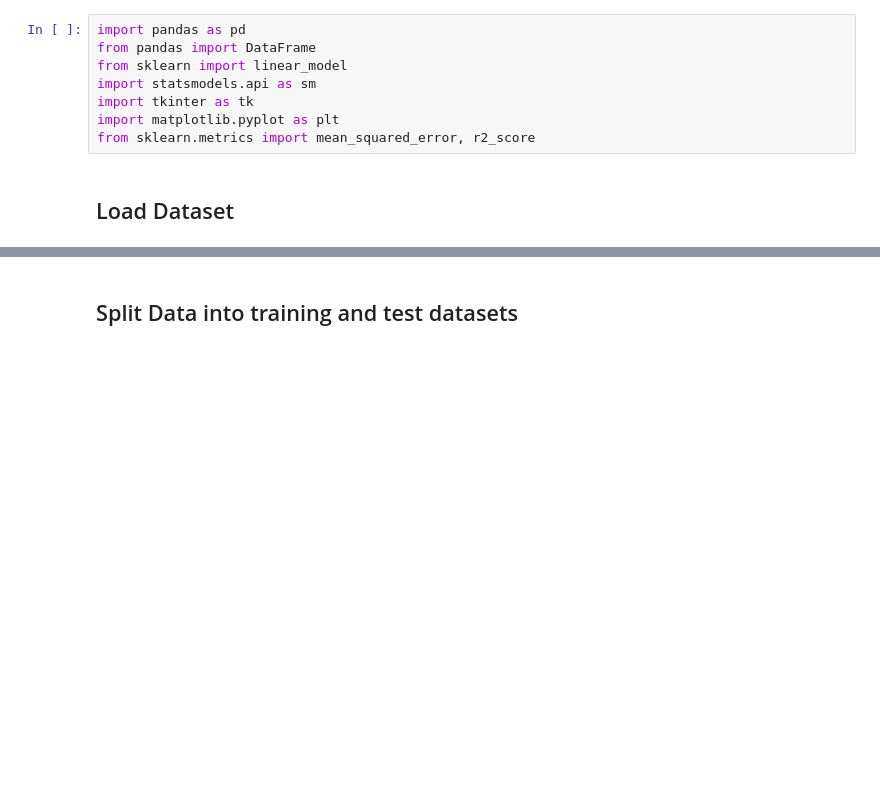
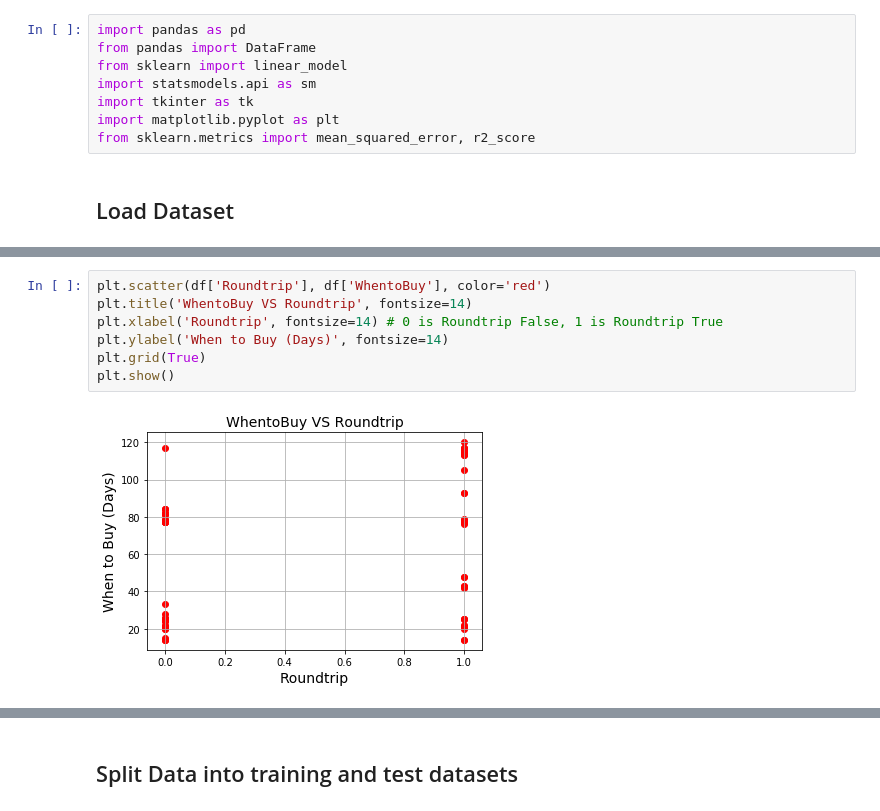
Before and after one commit to bijaytmg/capstone-project-airline, a Jupyter notebook: RegressionModels.ipynb, the cells around one changed output, grey strips where cells are left out. Drawn from its saved outputs; the diff is of its cells as text; blank space fills up the shorter version.

```diff
--- a/RegressionModels.ipynb
+++ b/RegressionModels.ipynb
@@ -44,0 +65,9 @@ plt.show()
+# %%
+plt.scatter(df['Roundtrip'], df['WhentoBuy'], color='red')
+plt.title('WhentoBuy VS Roundtrip', fontsize=14)
+plt.xlabel('Roundtrip', fontsize=14) # 0 is Roundtrip False, 1 is Roundtrip True
+plt.ylabel('When to Buy (Days)', fontsize=14)
+plt.grid(True)
+plt.show()
+# %% [output]
+[figure, added]
```
Also changed, not shown: parts of 62 cells of this notebook, 5 other files.
